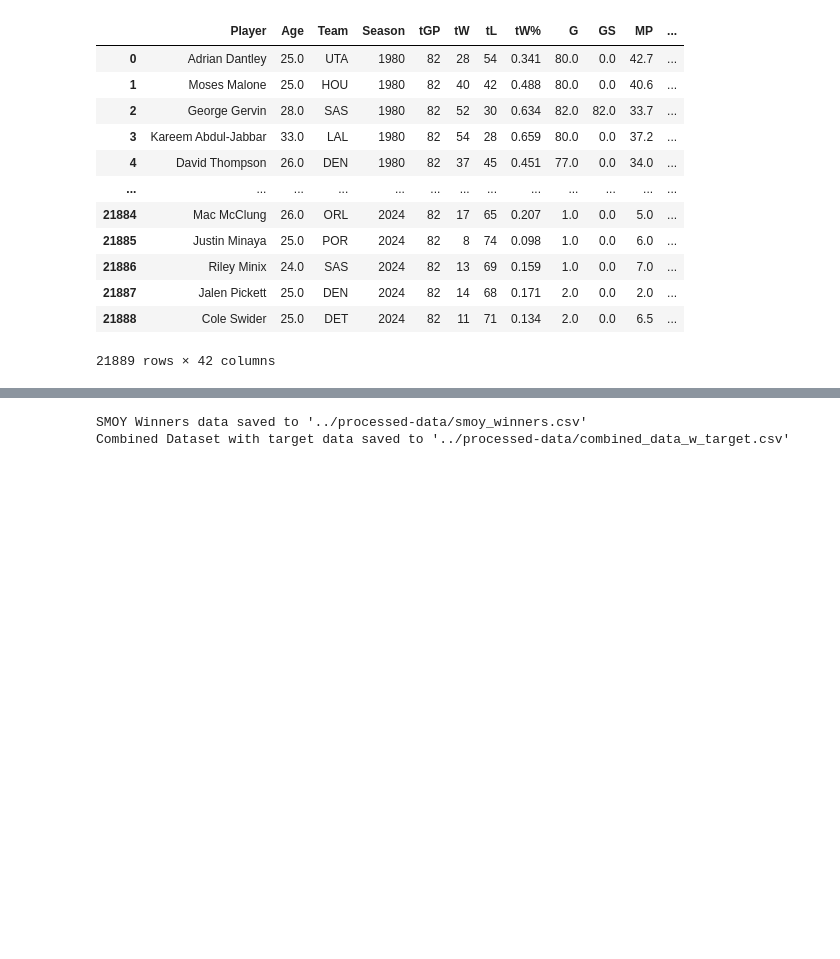
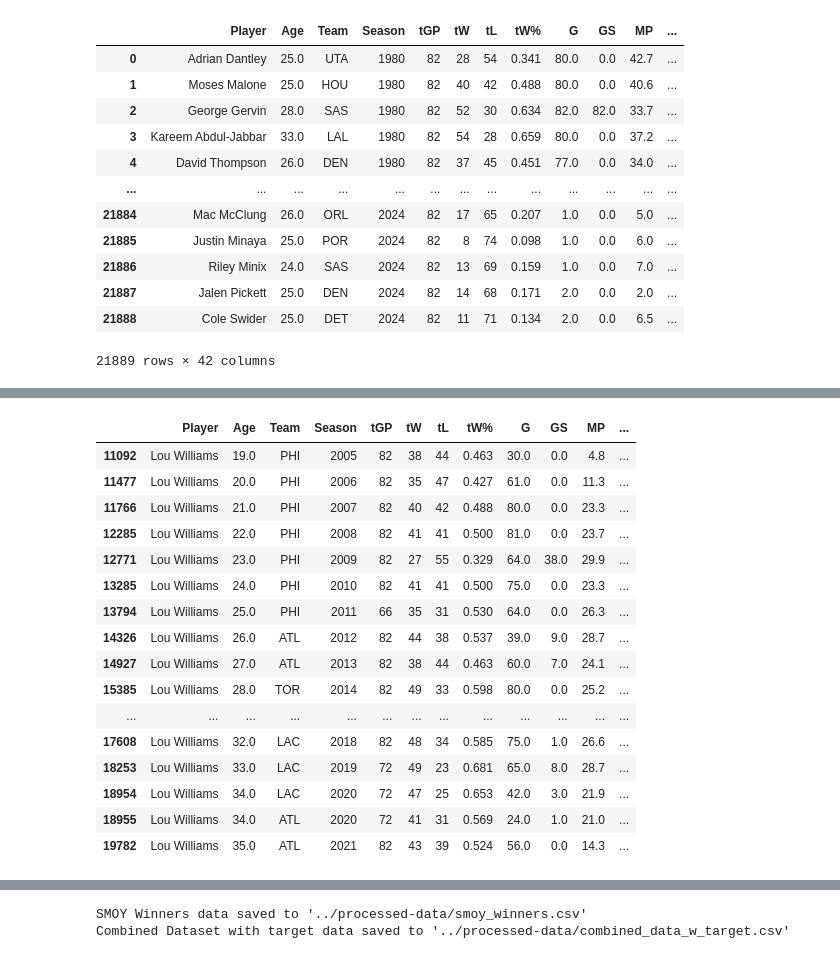
Before and after one commit to Alexon-Abreu/NBA-Data-Mining-Project, a Jupyter notebook: notebooks/smoy_preprocessing.ipynb, the cells around one changed output, grey strips where cells are left out. Saved outputs shown, nothing was run; the diff lists cells and outputs as text; code cells hidden in the pictures; blank space fills up the shorter version.

Commit message:
added Previous Nomination for SMOY feature

```diff
--- a/notebooks/smoy_preprocessing.ipynb
+++ b/notebooks/smoy_preprocessing.ipynb
@@ -185,3 +185,22 @@ combined_data
 | 21887 | Jalen Pickett | 25.0 | DEN | 2024 | 82 | 14 | 68 | 0.171 | 2.0 | 0.0 | 2.0 | ... |
 | 21888 | Cole Swider | 25.0 | DET | 2024 | 82 | 11 | 71 | 0.134 | 2.0 | 0.0 | 6.5 | ... |
 21889 rows × 42 columns
+# %%
+# Function to extract the '6MOY' award category (e.g., '6MOY-1')
+def extract_award_category(text):
+    match = re.search(r'(6MOY-\d+)', text)
+    return match.group(1) if match else 'None'
+
+# Copy Awards
+awards_copy = combined_data['Awards'].copy()
+
+# Apply the function to the 'Awards' column
+combined_data['Awards'] = combined_data['Awards'].apply(extract_award_category)
+
+combined_data.rename(columns={'Awards': 'SMOY_Nom'}, inplace=True)
+combined_data['Awards'] = awards_copy
+
+# Check SMOY_Nom column vals
+print(combined_data['SMOY_Nom'].unique())
+
+combined_data.sample(5)
@@ -187,0 +217,38 @@ combined_data
+# %%
+# Sort the data by Player and Season to ensure chronological order
+combined_data = combined_data.sort_values(by=['Player', 'Season'])
+
+# Initialize prev_Nom column
+combined_data['prev_Nom'] = 0
+
+# Iterate over each player group
+for player, player_data in combined_data.groupby('Player'):
+    # Iterate through each player's seasons
+    for i in range(1, len(player_data)):
+        # Get the previous season's SMOY_Nom for the player
+        prev_nom = player_data.iloc[i-1]['SMOY_Nom']
+
+        # If the previous season had a non-None SMOY_Nom, set prev_Nom to 1 for current season
+        if prev_nom != 'None':
+            combined_data.loc[(combined_data['Player'] == player) & (combined_data['Season'] == player_data.iloc[i]['Season']), 'prev_Nom'] = 1
+
+# Check the result for Lou Williams
+combined_data[combined_data['Player'] == 'Lou Williams']
+# %% [output]
+|  | Player | Age | Team | Season | tGP | tW | tL | tW% | G | GS | MP | ... |
+| 11092 | Lou Williams | 19.0 | PHI | 2005 | 82 | 38 | 44 | 0.463 | 30.0 | 0.0 | 4.8 | ... |
+| 11477 | Lou Williams | 20.0 | PHI | 2006 | 82 | 35 | 47 | 0.427 | 61.0 | 0.0 | 11.3 | ... |
+| 11766 | Lou Williams | 21.0 | PHI | 2007 | 82 | 40 | 42 | 0.488 | 80.0 | 0.0 | 23.3 | ... |
+| 12285 | Lou Williams | 22.0 | PHI | 2008 | 82 | 41 | 41 | 0.500 | 81.0 | 0.0 | 23.7 | ... |
+| 12771 | Lou Williams | 23.0 | PHI | 2009 | 82 | 27 | 55 | 0.329 | 64.0 | 38.0 | 29.9 | ... |
+| 13285 | Lou Williams | 24.0 | PHI | 2010 | 82 | 41 | 41 | 0.500 | 75.0 | 0.0 | 23.3 | ... |
+| 13794 | Lou Williams | 25.0 | PHI | 2011 | 66 | 35 | 31 | 0.530 | 64.0 | 0.0 | 26.3 | ... |
+| 14326 | Lou Williams | 26.0 | ATL | 2012 | 82 | 44 | 38 | 0.537 | 39.0 | 9.0 | 28.7 | ... |
+| 14927 | Lou Williams | 27.0 | ATL | 2013 | 82 | 38 | 44 | 0.463 | 60.0 | 7.0 | 24.1 | ... |
+| 15385 | Lou Williams | 28.0 | TOR | 2014 | 82 | 49 | 33 | 0.598 | 80.0 | 0.0 | 25.2 | ... |
+| ... | ... | ... | ... | ... | ... | ... | ... | ... | ... | ... | ... | ... |
+| 17608 | Lou Williams | 32.0 | LAC | 2018 | 82 | 48 | 34 | 0.585 | 75.0 | 1.0 | 26.6 | ... |
+| 18253 | Lou Williams | 33.0 | LAC | 2019 | 72 | 49 | 23 | 0.681 | 65.0 | 8.0 | 28.7 | ... |
+| 18954 | Lou Williams | 34.0 | LAC | 2020 | 72 | 47 | 25 | 0.653 | 42.0 | 3.0 | 21.9 | ... |
+| 18955 | Lou Williams | 34.0 | ATL | 2020 | 72 | 41 | 31 | 0.569 | 24.0 | 1.0 | 21.0 | ... |
+| 19782 | Lou Williams | 35.0 | ATL | 2021 | 82 | 43 | 39 | 0.524 | 56.0 | 0.0 | 14.3 | ... |
```
Also changed, not shown: parts of 5 cells of this notebook, 1 other file.
